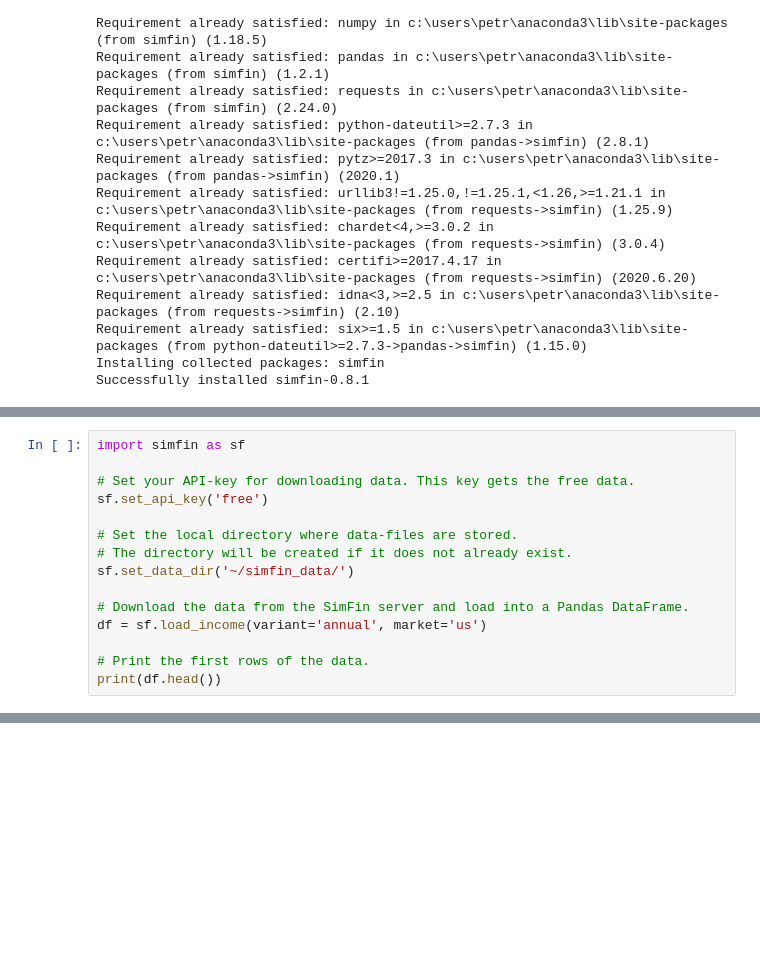
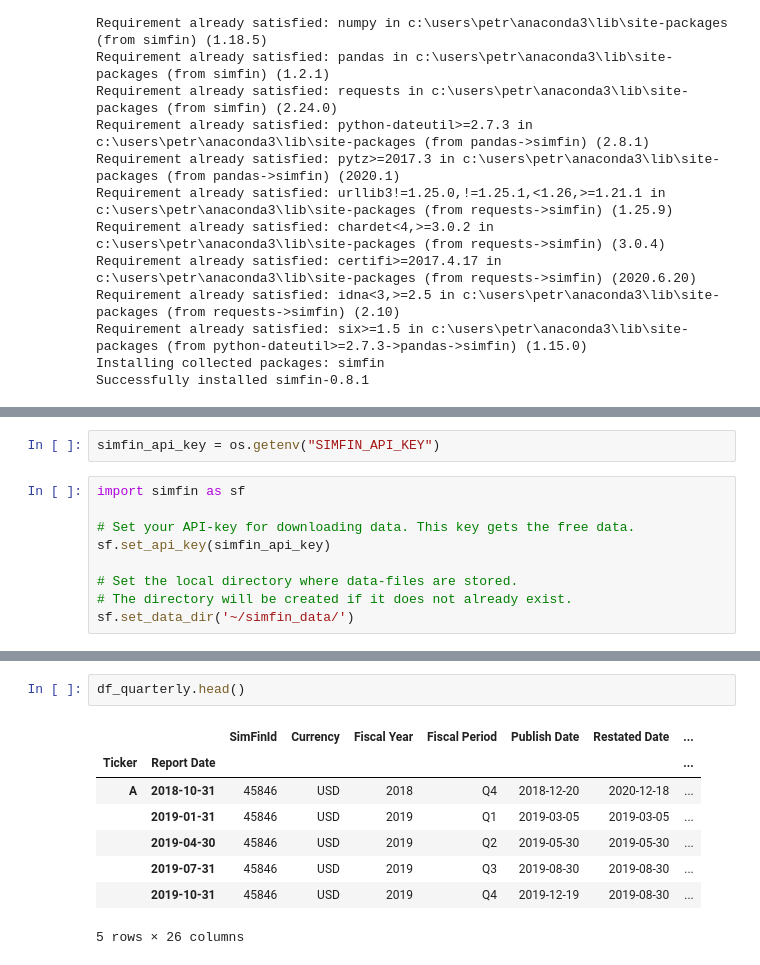
Before and after one commit to kravchukpetr/FinanceProject, a Jupyter notebook: ipynb/Fundamental stats - simfin.ipynb, the cells around one changed output, grey strips where cells are left out. Saved outputs shown, nothing was run; the diff lists cells and outputs as text; blank space fills up the shorter version.

```diff
--- a/ipynb/Fundamental stats - simfin.ipynb
+++ b/ipynb/Fundamental stats - simfin.ipynb
@@ -30,15 +67,11 @@ DLFZWSR2bd8ecJLLsGZKHhkGKImHVq6q
+# %%
+simfin_api_key = os.getenv("SIMFIN_API_KEY")
 # %%
 import simfin as sf
 
 # Set your API-key for downloading data. This key gets the free data.
-sf.set_api_key('free')
+sf.set_api_key(simfin_api_key)
 
 # Set the local directory where data-files are stored.
 # The directory will be created if it does not already exist.
 sf.set_data_dir('~/simfin_data/')
-
-# Download the data from the SimFin server and load into a Pandas DataFrame.
-df = sf.load_income(variant='annual', market='us')
-
-# Print the first rows of the data.
-print(df.head())
@@ -99,0 +129,11 @@ df.loc['AAPL']
+# %%
+df_quarterly.head()
+# %% [output]
+|  |  | SimFinId | Currency | Fiscal Year | Fiscal Period | Publish Date | Restated Date | ... |
+| Ticker | Report Date |  |  |  |  |  |  | ... |
+| A | 2018-10-31 | 45846 | USD | 2018 | Q4 | 2018-12-20 | 2020-12-18 | ... |
+|  | 2019-01-31 | 45846 | USD | 2019 | Q1 | 2019-03-05 | 2019-03-05 | ... |
+|  | 2019-04-30 | 45846 | USD | 2019 | Q2 | 2019-05-30 | 2019-05-30 | ... |
+|  | 2019-07-31 | 45846 | USD | 2019 | Q3 | 2019-08-30 | 2019-08-30 | ... |
+|  | 2019-10-31 | 45846 | USD | 2019 | Q4 | 2019-12-19 | 2019-08-30 | ... |
+5 rows × 26 columns
```
Also changed, not shown: parts of 51 cells of this notebook, 6 other files.
